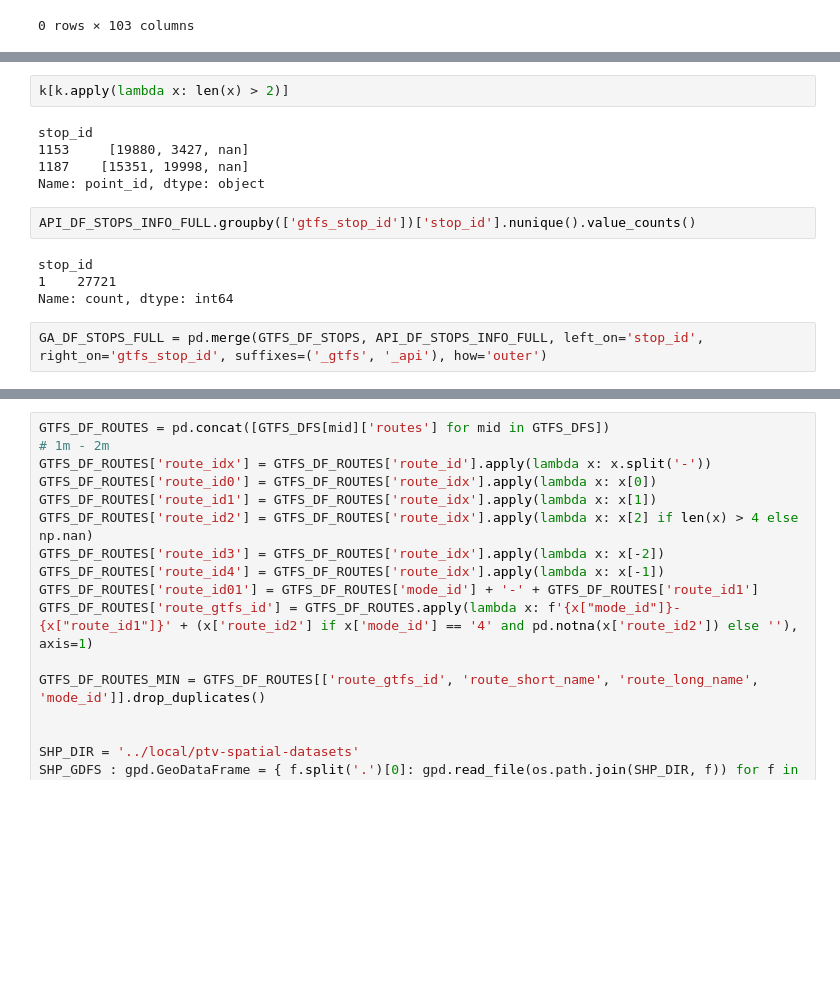
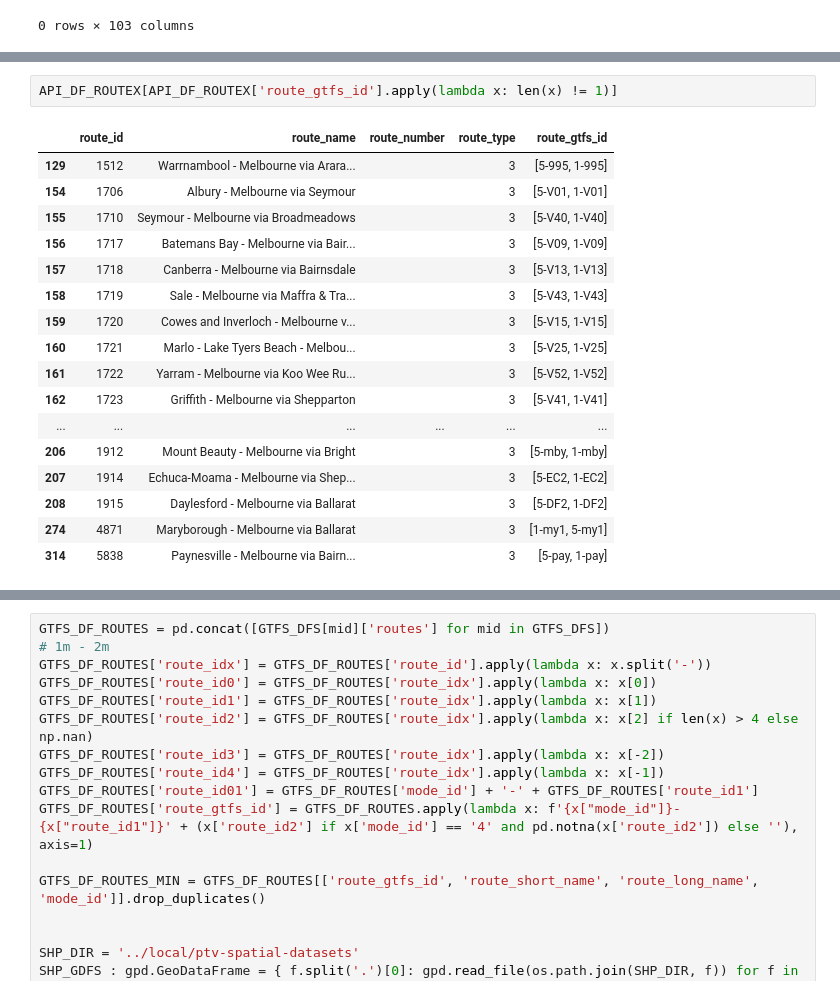
Before and after one commit to thanhan910/PTV, a Jupyter notebook: notebooks/ptv-api-stops-clean.ipynb, the cells around one changed output, grey strips where cells are left out. Cells and saved outputs as stored; diff of their text form; blank space fills up the shorter version.

Commit message:
Get api routes with full gtfs codes

```diff
--- a/notebooks/ptv-api-stops-clean.ipynb
+++ b/notebooks/ptv-api-stops-clean.ipynb
@@ -298,15 +372,20 @@ k = API_DF_STOPS_INFO.groupby(['stop_id'])['point_id'].unique()
 # %%
-k[k.apply(lambda x: len(x) > 2)]
+API_DF_ROUTEX[API_DF_ROUTEX['route_gtfs_id'].apply(lambda x: len(x) != 1)]
 # %% [output]
-stop_id
-1153     [19880, 3427, nan]
-1187    [15351, 19998, nan]
-Name: point_id, dtype: object
+|  | route_id | route_name | route_number | route_type | route_gtfs_id |
+| 129 | 1512 | Warrnambool - Melbourne via Arara... |  | 3 | [5-995, 1-995] |
+| 154 | 1706 | Albury - Melbourne via Seymour |  | 3 | [5-V01, 1-V01] |
+| 155 | 1710 | Seymour - Melbourne via Broadmeadows |  | 3 | [5-V40, 1-V40] |
+| 156 | 1717 | Batemans Bay - Melbourne via Bair... |  | 3 | [5-V09, 1-V09] |
+| 157 | 1718 | Canberra - Melbourne via Bairnsdale |  | 3 | [5-V13, 1-V13] |
+| 158 | 1719 | Sale - Melbourne via Maffra & Tra... |  | 3 | [5-V43, 1-V43] |
+| 159 | 1720 | Cowes and Inverloch - Melbourne v... |  | 3 | [5-V15, 1-V15] |
+| 160 | 1721 | Marlo - Lake Tyers Beach - Melbou... |  | 3 | [5-V25, 1-V25] |
+| 161 | 1722 | Yarram - Melbourne via Koo Wee Ru... |  | 3 | [5-V52, 1-V52] |
+| 162 | 1723 | Griffith - Melbourne via Shepparton |  | 3 | [5-V41, 1-V41] |
+| ... | ... | ... | ... | ... | ... |
+| 206 | 1912 | Mount Beauty - Melbourne via Bright |  | 3 | [5-mby, 1-mby] |
+| 207 | 1914 | Echuca-Moama - Melbourne via Shep... |  | 3 | [5-EC2, 1-EC2] |
+| 208 | 1915 | Daylesford - Melbourne via Ballarat |  | 3 | [5-DF2, 1-DF2] |
+| 274 | 4871 | Maryborough - Melbourne via Ballarat |  | 3 | [1-my1, 5-my1] |
+| 314 | 5838 | Paynesville - Melbourne via Bairn... |  | 3 | [5-pay, 1-pay] |
-# %%
-API_DF_STOPS_INFO_FULL.groupby(['gtfs_stop_id'])['stop_id'].nunique().value_counts()
-# %% [output]
-stop_id
-1    27721
-Name: count, dtype: int64
-# %%
-GA_DF_STOPS_FULL = pd.merge(GTFS_DF_STOPS, API_DF_STOPS_INFO_FULL, left_on='stop_id', right_on='gtfs_stop_id', suffixes=('_gtfs', '_api'), how='outer')
```
Also changed, not shown: parts of 18 cells of this notebook.
